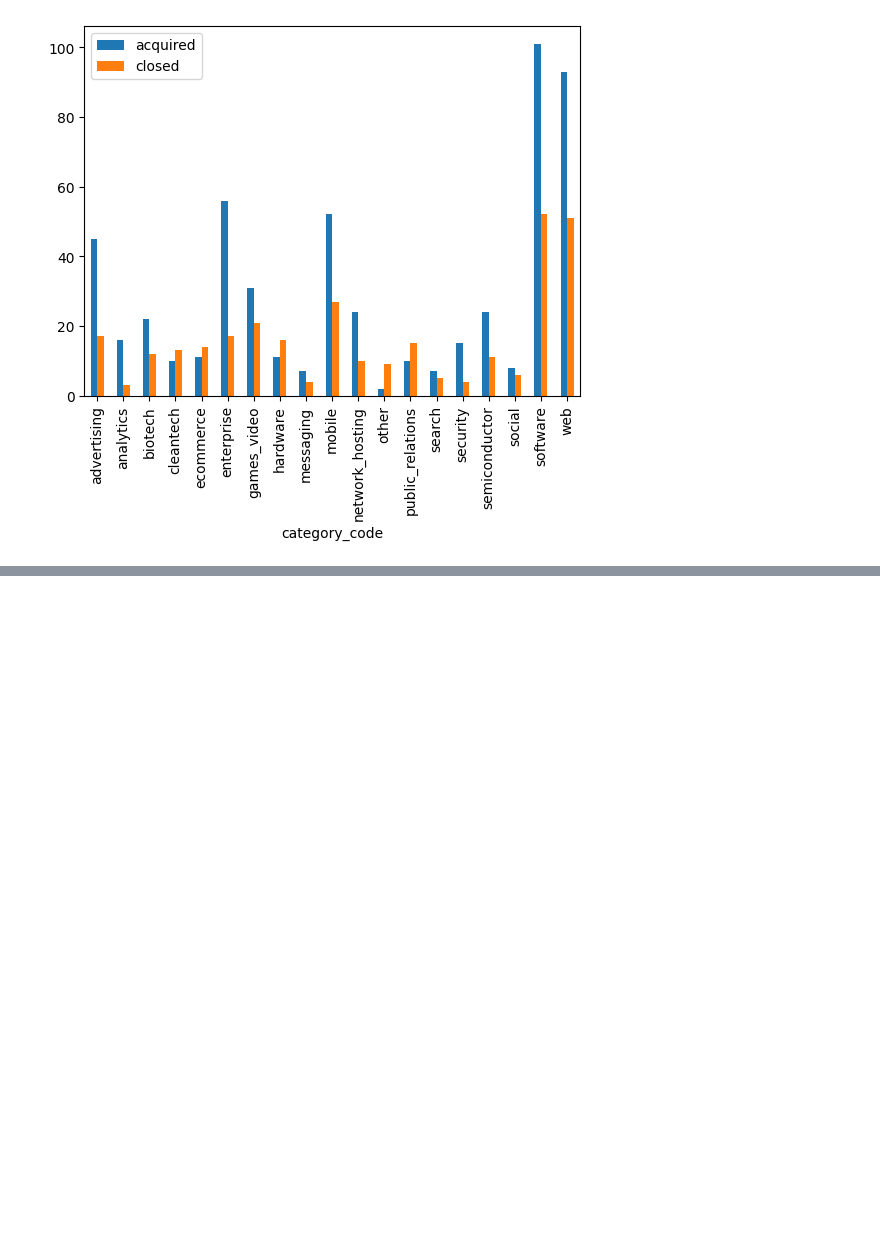
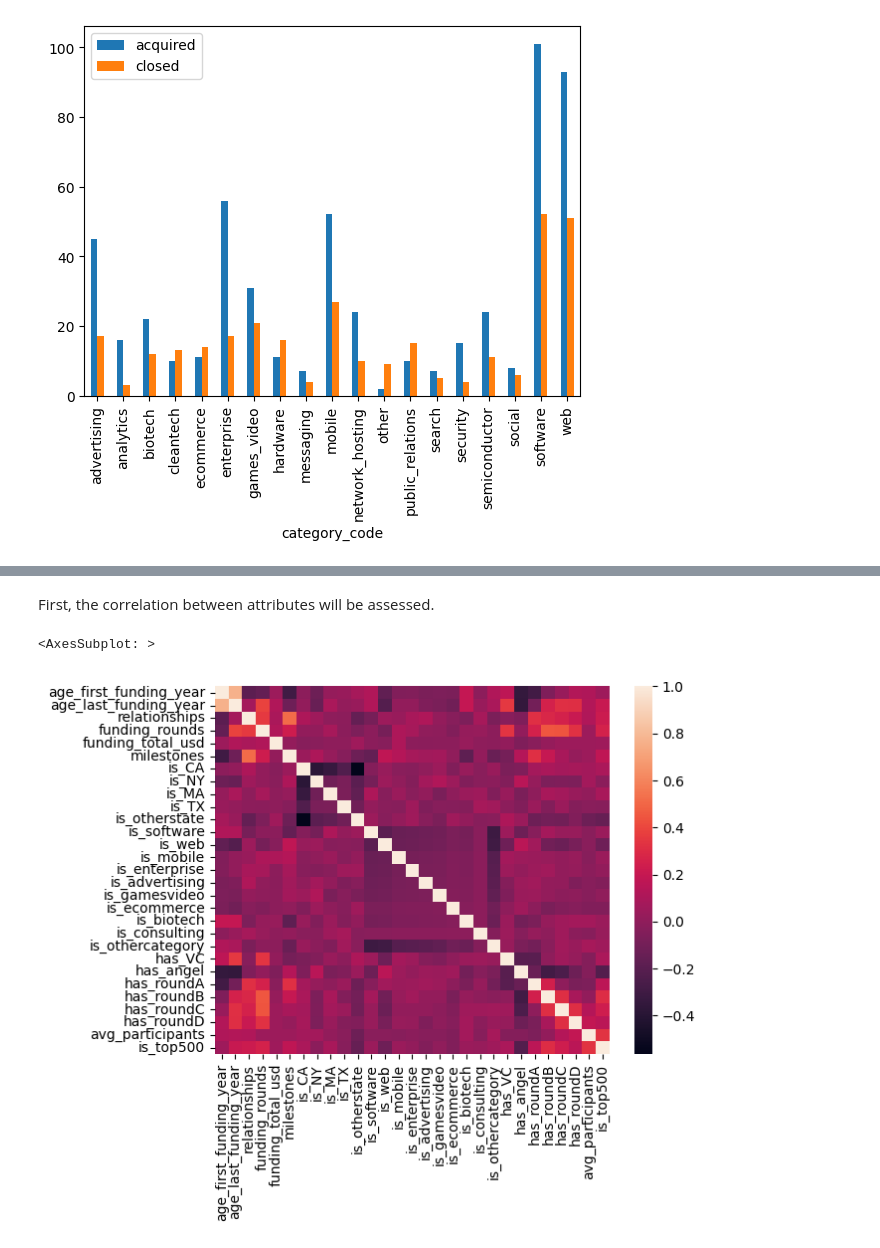
Before and after one commit to iansind/startup-success, a Jupyter notebook: EDA.ipynb, the cells around one changed output, grey strips where cells are left out. Saved outputs shown, nothing was run; the diff lists cells and outputs as text; code cells hidden in the pictures; blank space fills up the shorter version.

```diff
--- a/EDA.ipynb
+++ b/EDA.ipynb
@@ -137,0 +207,10 @@ attr_viz('category_code', sort=True, threshold=10)
+# %%
+df_num = pd.read_csv('startup_data.csv')
+df['status'] = df['status'].map({'acquired': 1, 'closed': 0})
+
+objects = df_num.select_dtypes(include=['object']).columns
+others = ['age_first_milestone_year', 'age_last_milestone_year', 'Unnamed: 0', 'labels', 'latitude', 'longitude']
+df_num.drop(objects, axis=1, inplace=True)
+df_num.drop(others, axis=1, inplace=True)
+print(df_num.shape)
+df_num.head()
@@ -137,0 +226,8 @@ attr_viz('category_code', sort=True, threshold=10)
+# %% [markdown]
+First, the correlation between attributes will be assessed.
+# %%
+correlation = df_num.corr()
+sns.heatmap(correlation, xticklabels=True, yticklabels=True)
+# %% [output]
+<AxesSubplot: >
+[figure, added]
```
Also changed, not shown: parts of 14 cells of this notebook, 2 other files.
